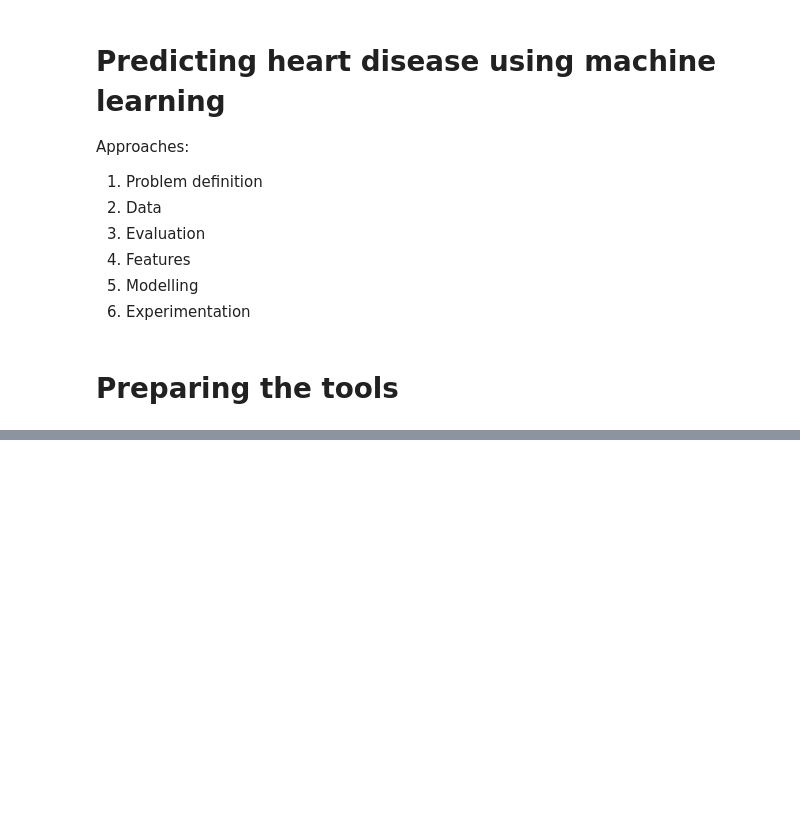
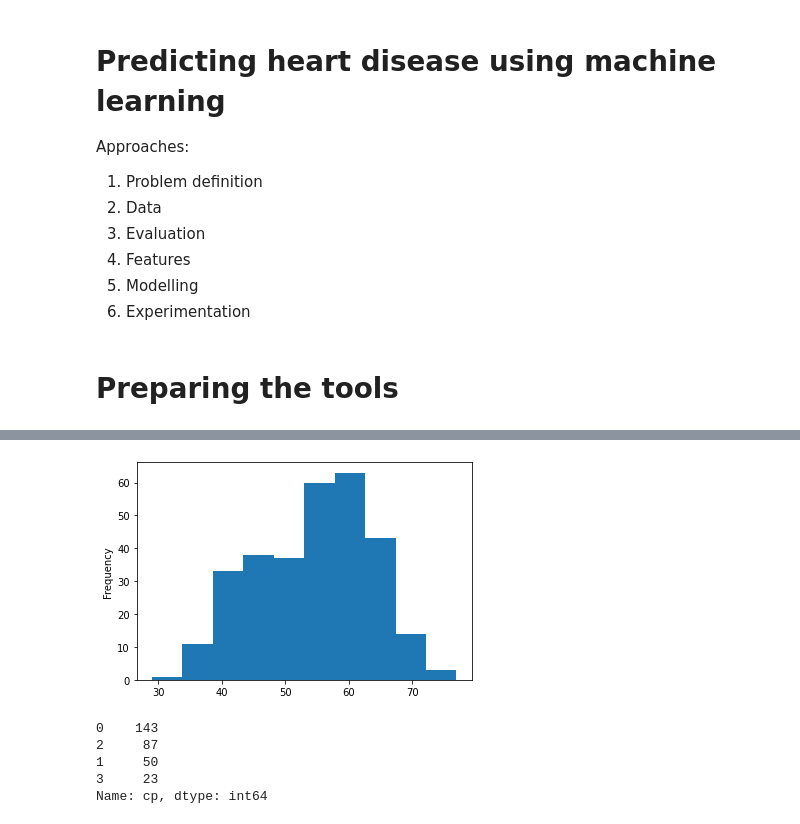
Before and after one commit to sumeet860/datascience, a Jupyter notebook: notebook/HeartDisease.ipynb, the cells around one changed output, grey strips where cells are left out. Drawn from its saved outputs; the diff is of its cells as text; code cells hidden in the pictures; blank space fills up the shorter version.

```diff
--- a/notebook/HeartDisease.ipynb
+++ b/notebook/HeartDisease.ipynb
@@ -34,0 +200,13 @@ from sklearn.metrics import plot_roc_curve
+# %%
+# Histogram distribution for age
+df.age.plot.hist();
+# %% [output]
+[figure, added]
+# %%
+df["cp"].value_counts()
+# %% [output]
+0    143
+2     87
+1     50
+3     23
+Name: cp, dtype: int64
```
Also changed, not shown: parts of 46 cells of this notebook.
